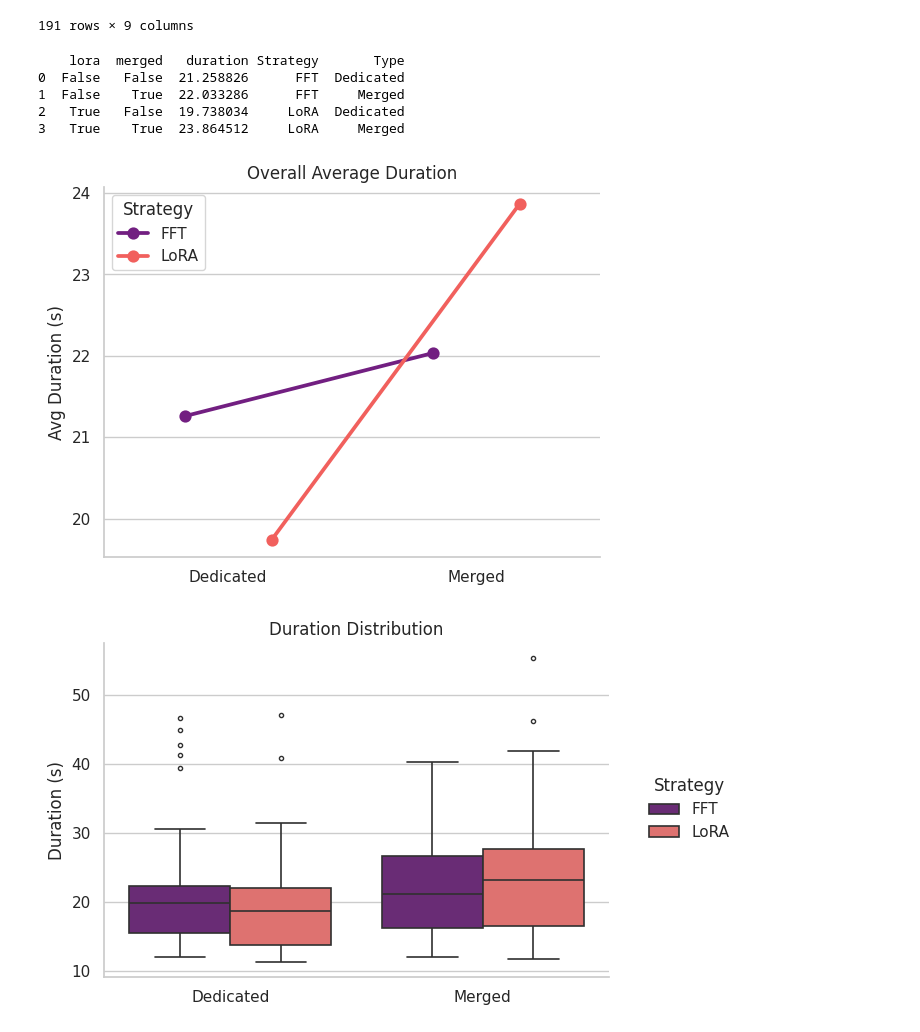
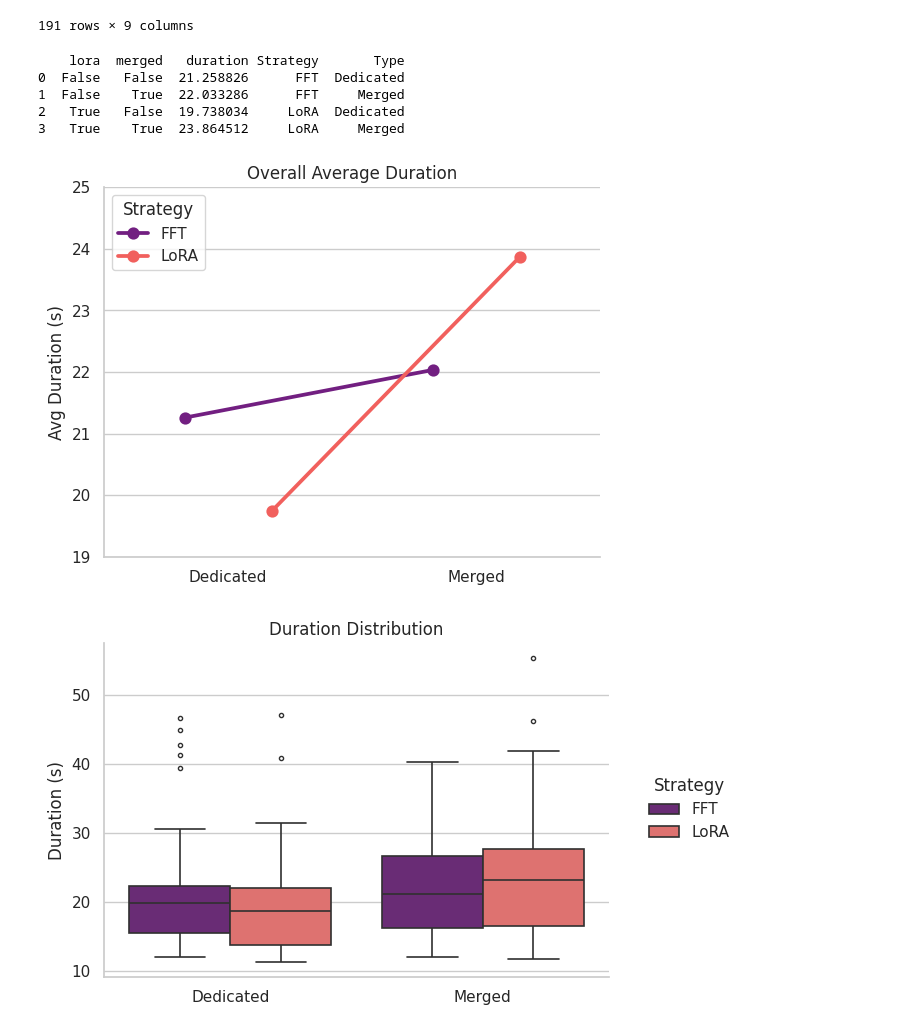
Before and after one commit to F-Fer/lerobot_ur5e_gello, a Jupyter notebook: notebooks/model_performance_analysis.ipynb, the cells around one changed output. Cells and saved outputs as stored; diff of their text form; code cells hidden in the pictures.

Commit message:
update y lim on duration plot

```diff
--- a/notebooks/model_performance_analysis.ipynb
+++ b/notebooks/model_performance_analysis.ipynb
@@ -392,34 +392,36 @@ df_success_only
 # We group by the broad categories for a high-level view
 summary_df = df_success_only.groupby(['lora', 'merged'])['duration'].mean().reset_index()
 summary_df['Strategy'] = summary_df.apply(lambda x:
     f"{'LoRA' if x['lora'] else 'FFT'}", axis=1)
 summary_df['Type'] = summary_df.apply(lambda x:
     f"{'Merged' if x['merged'] else 'Dedicated'}", axis=1)
 
 print(summary_df)
 
 sns.set_theme(style="whitegrid")
 
 ax = sns.pointplot(
     data=summary_df,
     x="Type",
     y="duration",
     hue="Strategy",
     dodge=0.35,
     errorbar=("ci", 95),
     capsize=0.15,
     palette="magma",
 )
+# Set y limit
+ax.set_ylim(19, 25)
 ax.set(title="Overall Average Duration", xlabel="", ylabel="Avg Duration (s)")
 sns.despine()
 plt.show()
 # %% [output]
     lora  merged   duration Strategy       Type
 0  False   False  21.258826      FFT  Dedicated
 1  False    True  22.033286      FFT     Merged
 2   True   False  19.738034     LoRA  Dedicated
 3   True    True  23.864512     LoRA     Merged
-[figure, old version]
+[figure, new version]
 # %%
 summary_df = df_success_only.copy()
 summary_df["Strategy"] = summary_df.apply(lambda x: "LoRA" if x["lora"] else "FFT", axis=1)
```
